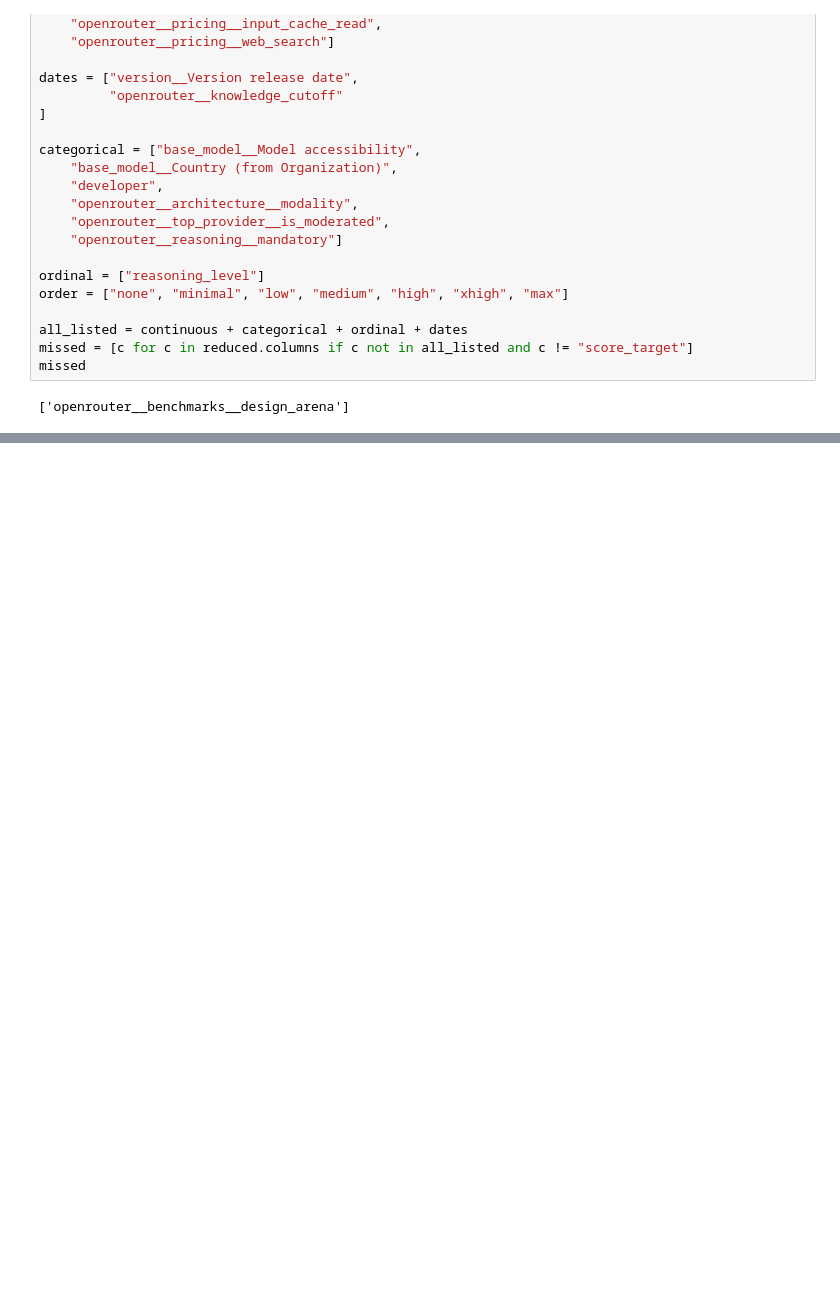
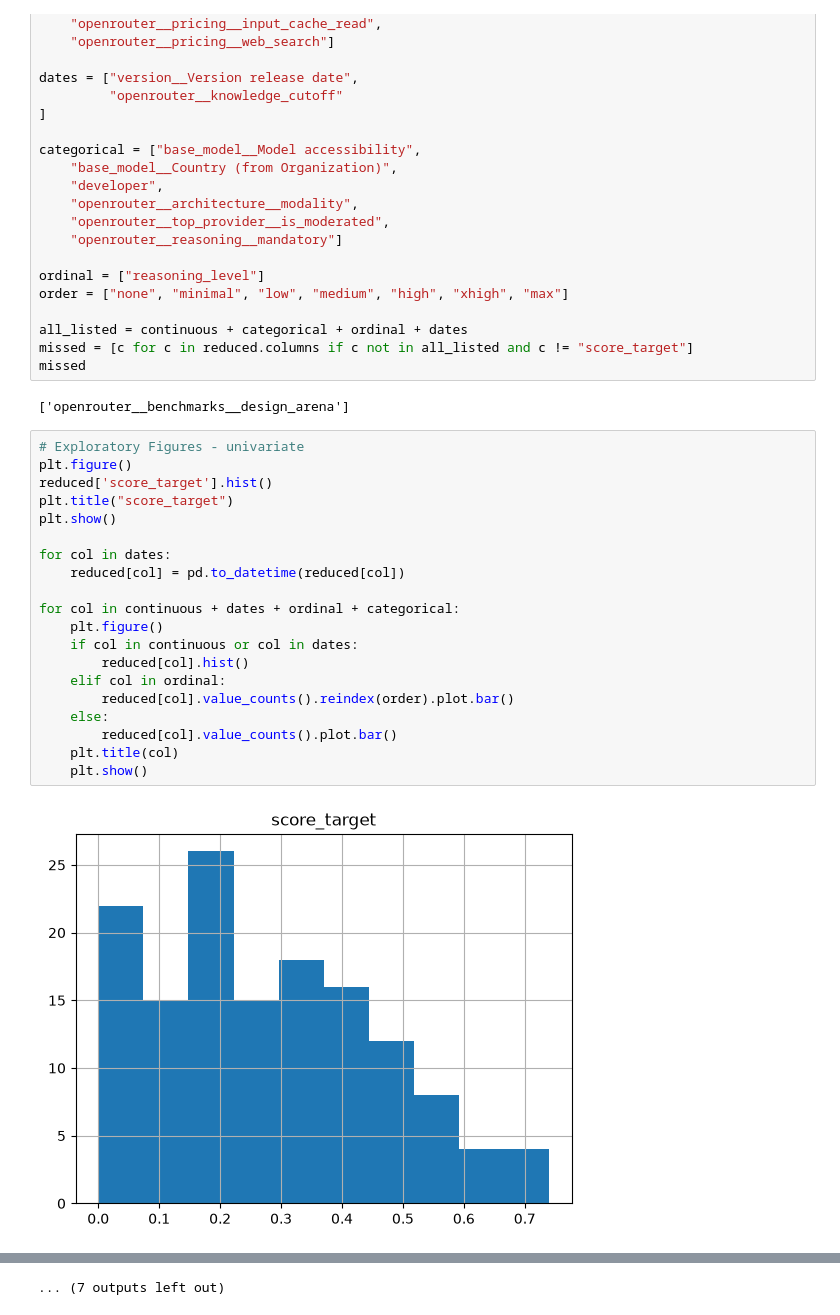
Before and after one commit to reidpov/DATA1030_midterm, a Jupyter notebook: src/eda.ipynb, the cells around one changed output, grey strips where cells are left out. Saved outputs shown, nothing was run; the diff lists cells and outputs as text; blank space fills up the shorter version.

Commit message:
add explanatory figures and updated EDA

```diff
--- a/src/eda.ipynb
+++ b/src/eda.ipynb
@@ -89,3 +109,25 @@ missed = [c for c in reduced.columns if c not in all_listed and c != "score_targ
 missed
 # %% [output]
 ['openrouter__benchmarks__design_arena']
+# %%
+# Exploratory Figures - univariate
+plt.figure()
+reduced['score_target'].hist()
+plt.title("score_target")
+plt.show()
+
+for col in dates:
+    reduced[col] = pd.to_datetime(reduced[col])
+
+for col in continuous + dates + ordinal + categorical:
+    plt.figure()
+    if col in continuous or col in dates:
+        reduced[col].hist()
+    elif col in ordinal:
+        reduced[col].value_counts().reindex(order).plot.bar()
+    else:
+        reduced[col].value_counts().plot.bar()
+    plt.title(col)
+    plt.show()
+# %% [output]
+[figure, added]
@@ -91,0 +145 @@ missed
+... (7 outputs left out)
```
Also changed, not shown: parts of 4 cells of this notebook, 3 other files.
